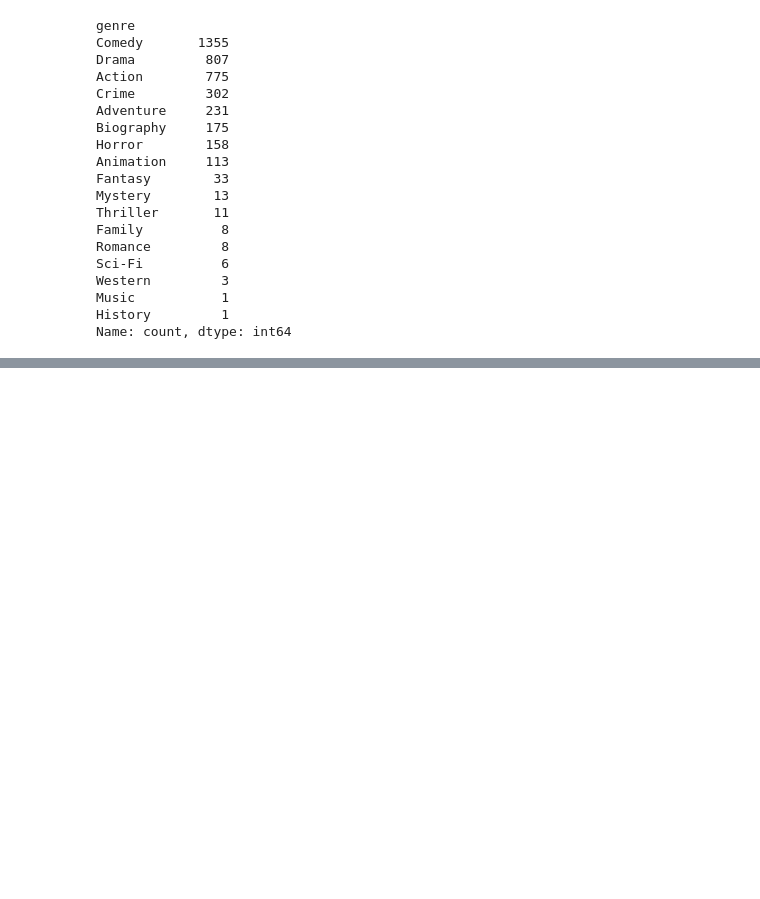
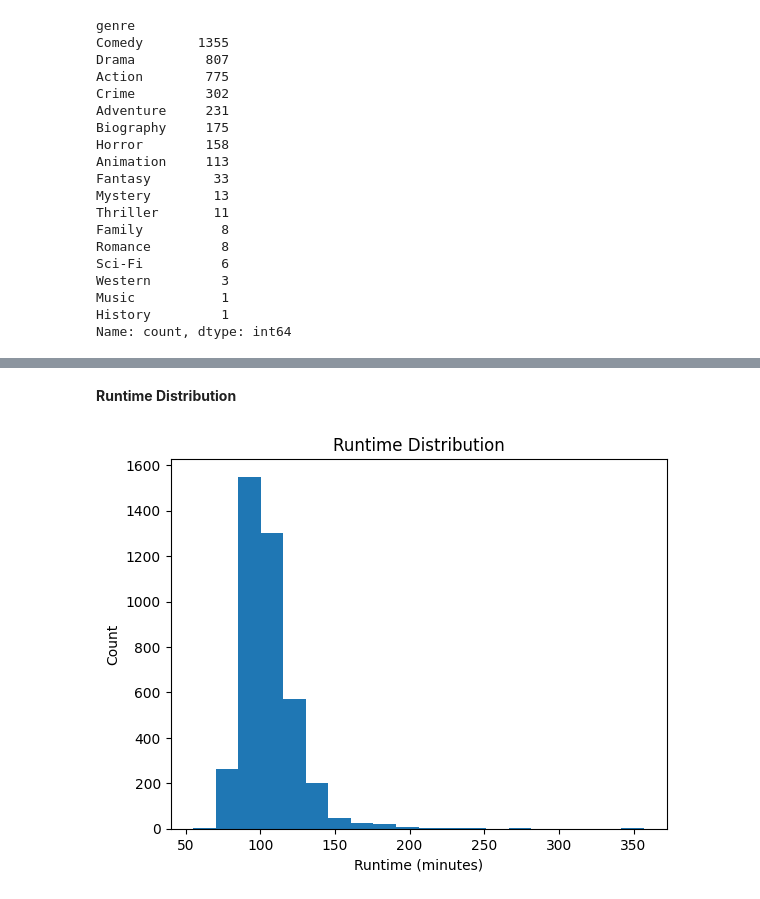
Before and after one commit to Khan1904/Movies-Analysis, a Jupyter notebook: analysis.ipynb, the cells around one changed output, grey strips where cells are left out. Saved outputs shown, nothing was run; the diff lists cells and outputs as text; code cells hidden in the pictures; blank space fills up the shorter version.

```diff
--- a/analysis.ipynb
+++ b/analysis.ipynb
@@ -243,0 +300,10 @@ Name: count, dtype: int64
+# %% [markdown]
+**Runtime Distribution**
+# %%
+plt.hist(df['runtime,,'].str.replace(',', '').astype('float'), bins=20)
+plt.title('Runtime Distribution')
+plt.xlabel('Runtime (minutes)')
+plt.ylabel('Count')
+plt.show()
+# %% [output]
+[figure, added]
```
Also changed, not shown: parts of 11 cells of this notebook.
